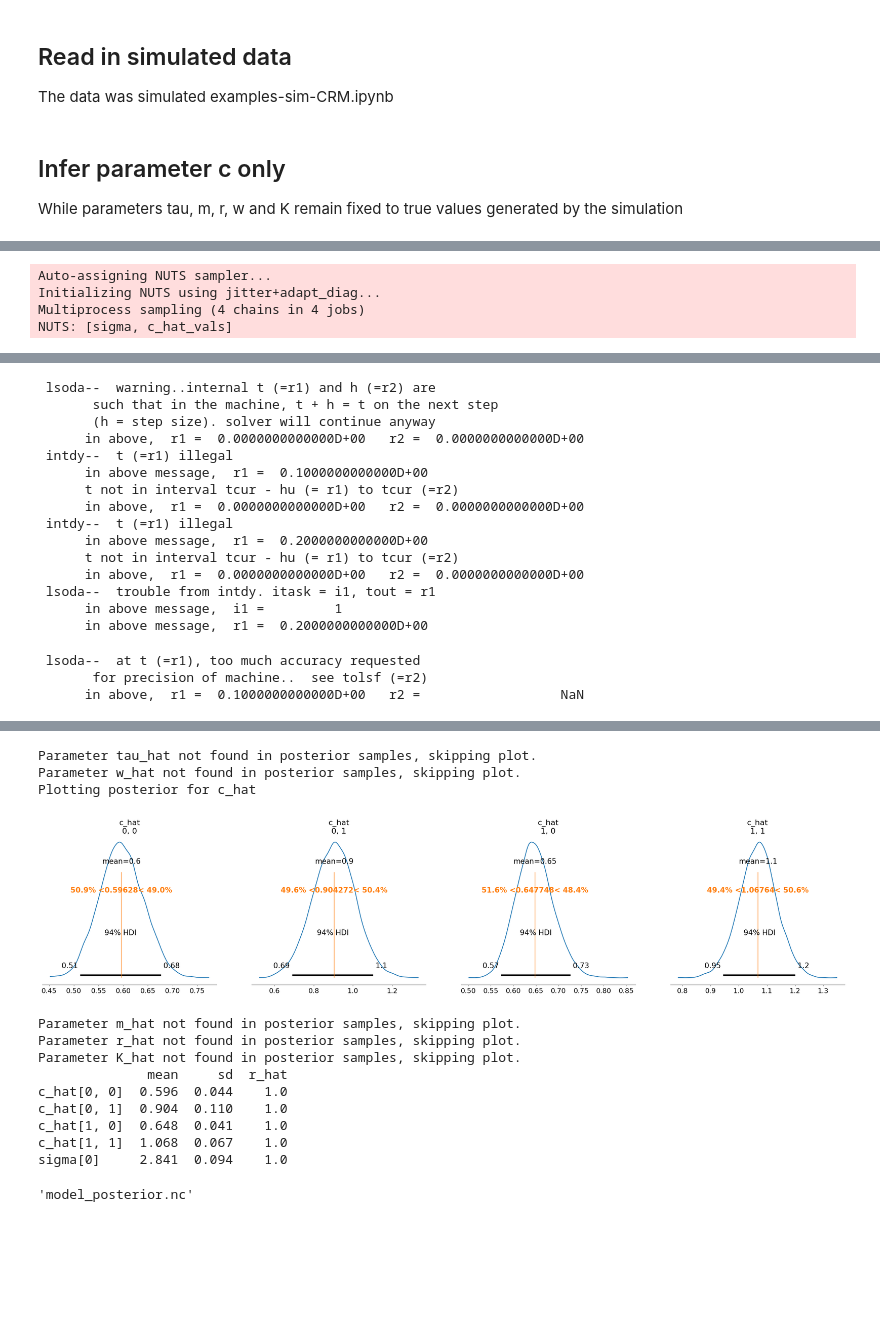
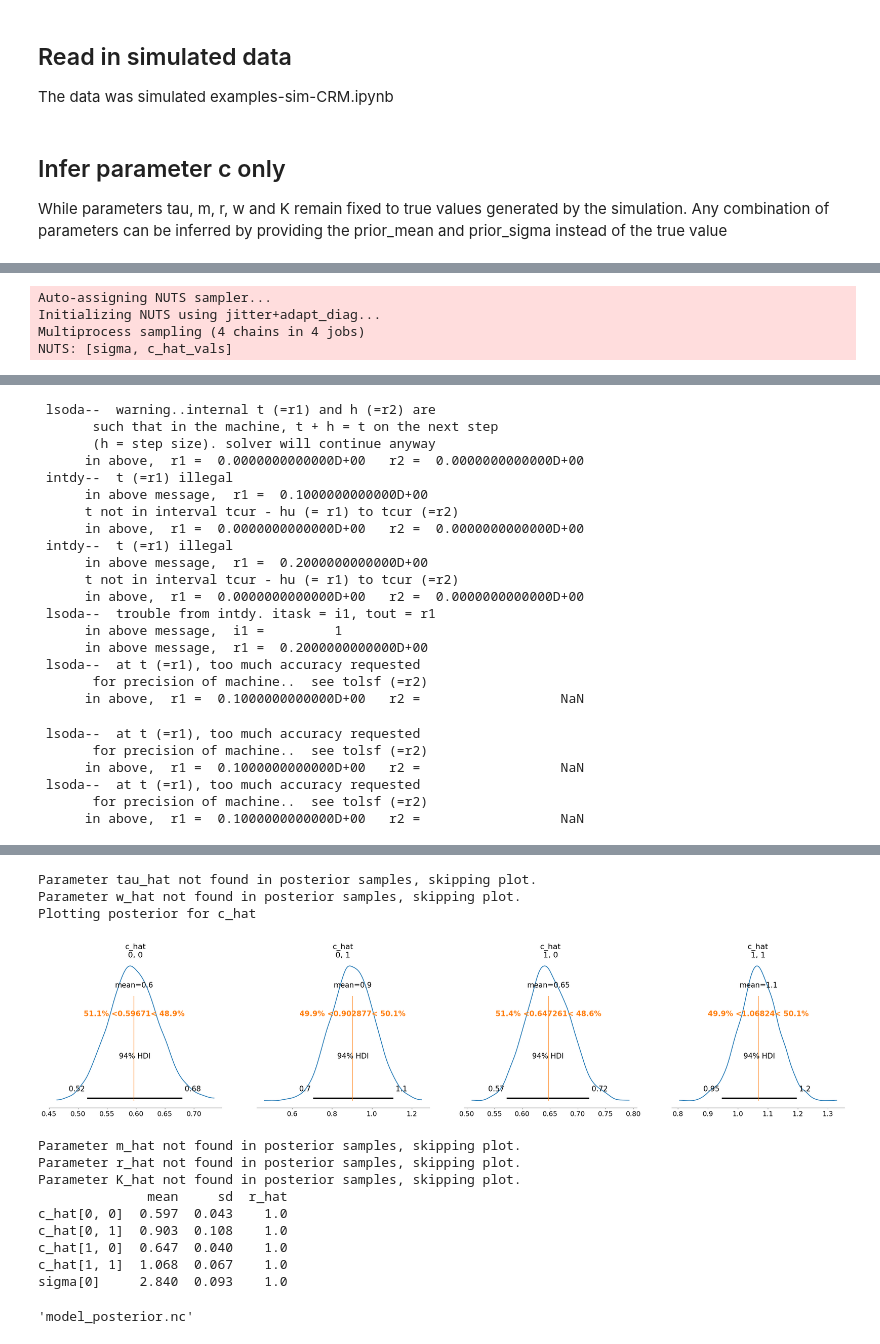
Before and after one commit to ucl-cssb/MIMIC, a Jupyter notebook: examples/CRM/examples-bayes-CRM.ipynb, the cells around one changed output, grey strips where cells are left out. Saved outputs shown, nothing was run; the diff lists cells and outputs as text; code cells hidden in the pictures; blank space fills up the shorter version.

```diff
--- a/examples/CRM/examples-bayes-CRM.ipynb
+++ b/examples/CRM/examples-bayes-CRM.ipynb
@@ -68,7 +68,7 @@ times = data.iloc[:, 0].values
 yobs = data.iloc[:, 1:6].values
 # %% [markdown]
 ## Infer parameter c only
-While parameters tau, m, r, w and K remain fixed to true values generated by the simulation
+While parameters tau, m, r, w and K remain fixed to true values generated by the simulation. Any combination of parameters can be inferred by providing the prior_mean and prior_sigma instead of the true value
 # %%
 num_species = 2
 num_resources = 2
@@ -85,8 +85,8 @@ prior_c_mean = 0.6
 prior_c_sigma = 0.1
 
 # Sampling conditions
-draws = 2000
-tune = 2000
+draws = 1000
+tune = 1000
 chains = 4
 cores = 4
 
@@ -139,7 +139,13 @@ NUTS: [sigma, c_hat_vals]
  lsoda--  trouble from intdy. itask = i1, tout = r1
       in above message,  i1 =         1
       in above message,  r1 =  0.2000000000000D+00
+ lsoda--  at t (=r1), too much accuracy requested
+       for precision of machine..  see tolsf (=r2)
+      in above,  r1 =  0.1000000000000D+00   r2 =                  NaN
  lsoda--  at t (=r1), too much accuracy requested
        for precision of machine..  see tolsf (=r2)
       in above,  r1 =  0.1000000000000D+00   r2 =                  NaN
+ lsoda--  at t (=r1), too much accuracy requested
+       for precision of machine..  see tolsf (=r2)
+      in above,  r1 =  0.1000000000000D+00   r2 =                  NaN
 [interactive output not drawn]
@@ -147,16 +153,16 @@ Sampling 4 chains for 2_000 tune and 2_000 draw iterations (8_000 + 8_000 draws
 Parameter tau_hat not found in posterior samples, skipping plot.
 Parameter w_hat not found in posterior samples, skipping plot.
 Plotting posterior for c_hat
-[figure, old version]
+[figure, new version]
 Parameter m_hat not found in posterior samples, skipping plot.
 Parameter r_hat not found in posterior samples, skipping plot.
 Parameter K_hat not found in posterior samples, skipping plot.
               mean     sd  r_hat
-c_hat[0, 0]  0.596  0.044    1.0
-c_hat[0, 1]  0.904  0.110    1.0
-c_hat[1, 0]  0.648  0.041    1.0
+c_hat[0, 0]  0.597  0.043    1.0
+c_hat[0, 1]  0.903  0.108    1.0
+c_hat[1, 0]  0.647  0.040    1.0
 c_hat[1, 1]  1.068  0.067    1.0
-sigma[0]     2.841  0.094    1.0
+sigma[0]     2.840  0.093    1.0
 'model_posterior.nc'
 # %%
 # Plot the trace of the posterior samples
```
Also changed, not shown: parts of 10 cells of this notebook, 1 other file.
